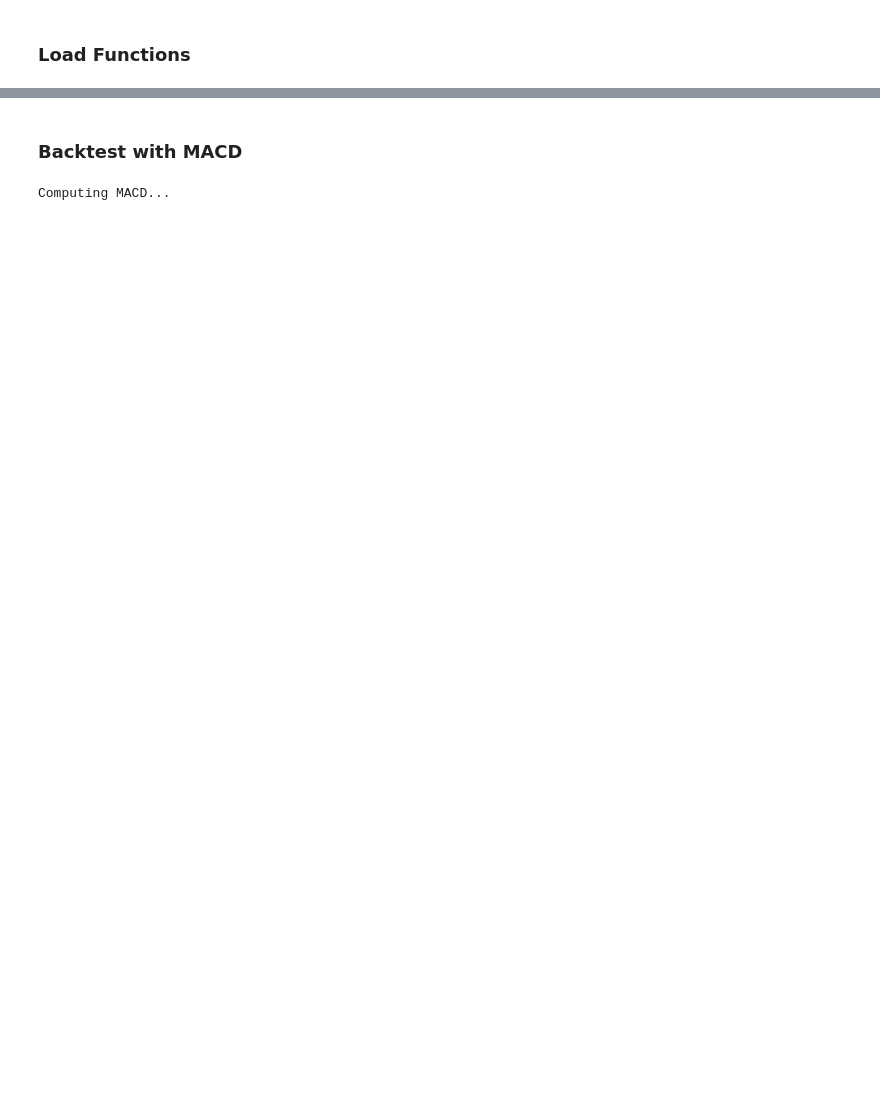
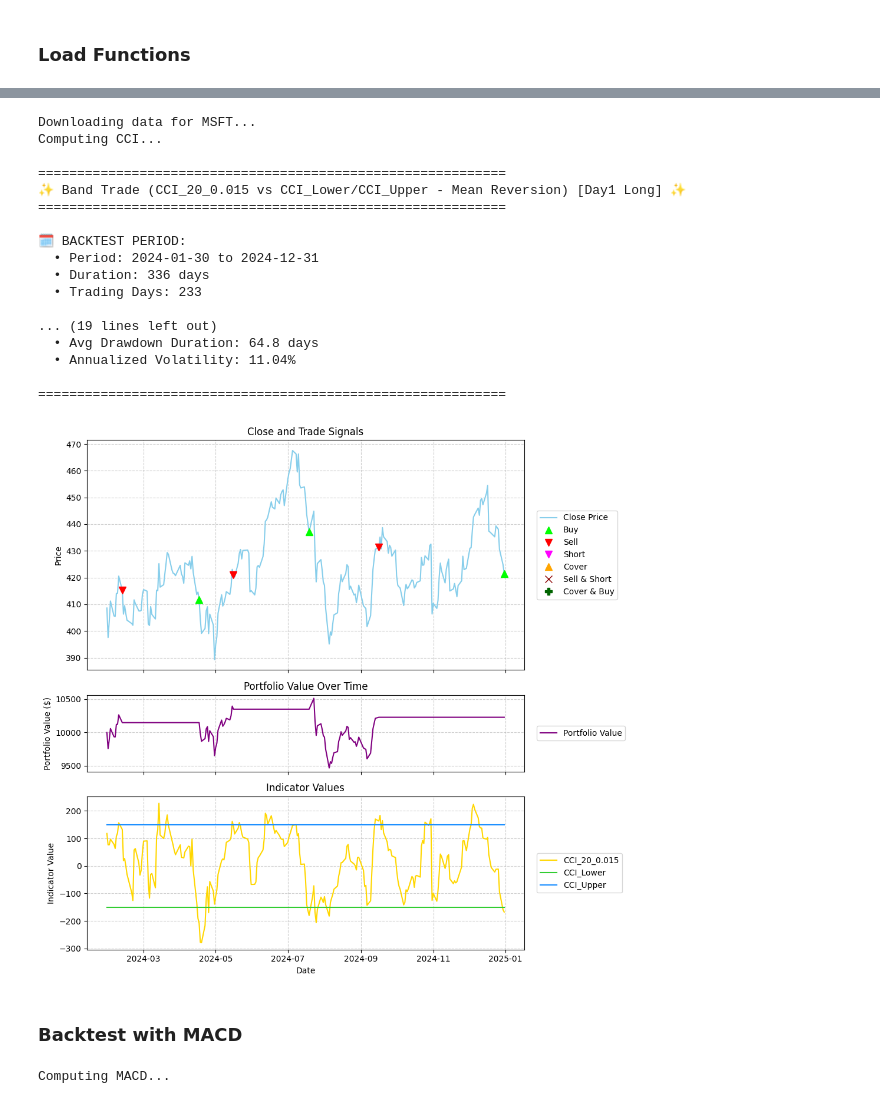
Before and after one commit to BSoybilgen/simple-trade, a Jupyter notebook: examples/backtest/example_backtest_momentum.ipynb, the cells around one changed output, grey strips where cells are left out. Drawn from its saved outputs; the diff is of its cells as text; code cells hidden in the pictures; blank space fills up the shorter version.

```diff
--- a/examples/backtest/example_backtest_momentum.ipynb
+++ b/examples/backtest/example_backtest_momentum.ipynb
@@ -15,3 +17,82 @@ pd.set_option('display.width', 1000)
+# %%
+# Step 1: Download data
+symbol = 'MSFT'
+start = '2024-01-01'
+end = '2025-01-01'
+interval = '1d'
+initial_cash = 10000.0
+commission = 0.0  # Default commission
+print(f"\nDownloading data for {symbol}...")
+data = download_data(symbol, start, end, interval=interval)
+
+# Step 2: Calculate indicator
+parameters = dict()
+columns = dict()
+parameters["window"] = 20
+parameters["constant"] = 0.015
+columns["high_col"] = 'High'
+columns["low_col"] = 'Low'
+columns["close_col"] = 'Close'
+data = compute_indicator(
+    data=data,
+    indicator='cci',
+    parameters=parameters,
+    columns=columns
+)
+
+window = parameters["window"]
+constant = parameters["constant"]
+indicator_col = f'CCI_{window}_{constant}'
+data["CCI_Upper"] = 150
+data["CCI_Lower"] = -150
+
+# Run backtest
+backtester = BandTradeBacktester(initial_cash=initial_cash, commission_long=commission, commission_short=commission)
+results, portfolio = backtester.run_band_trade(
+    data=data,
+    indicator_col=indicator_col,
+    upper_band_col="CCI_Upper",
+    lower_band_col="CCI_Lower",
+    price_col='Close',
+    trading_type='long',
+    day1_position='long'
+)
+
+# --- Results ---
+backtester.print_results(results)
+
+# Prepare results for plotting
+plotter = BacktestPlotter()
+
+# Define the indicator columns explicitly
+indicator_cols_to_plot = [f'CCI_{window}_{constant}', 'CCI_Lower', 'CCI_Upper']
+
+fig = plotter.plot_results(
+    data_df=data,
+    history_df=portfolio,
+    price_col='Close',
+    indicator_cols=indicator_cols_to_plot,
+    title=f"CCI Threshold (Long Only) (f'CCI_{window}_{constant}' 150/-150)"
+)
+# %% [output]
+Downloading data for MSFT...
+Computing CCI...
+
+============================================================
+✨ Band Trade (CCI_20_0.015 vs CCI_Lower/CCI_Upper - Mean Reversion) [Day1 Long] ✨
+============================================================
+
+🗓️ BACKTEST PERIOD:
+  • Period: 2024-01-30 to 2024-12-31
+  • Duration: 336 days
+  • Trading Days: 233
+
+... (19 lines left out)
+  • Avg Drawdown Duration: 64.8 days
+  • Annualized Volatility: 11.04%
+
+============================================================
+[figure, added]
 # %% [markdown]
 ### Backtest with MACD
 # %%
```
Also changed, not shown: parts of 5 cells of this notebook, 2 other files.
